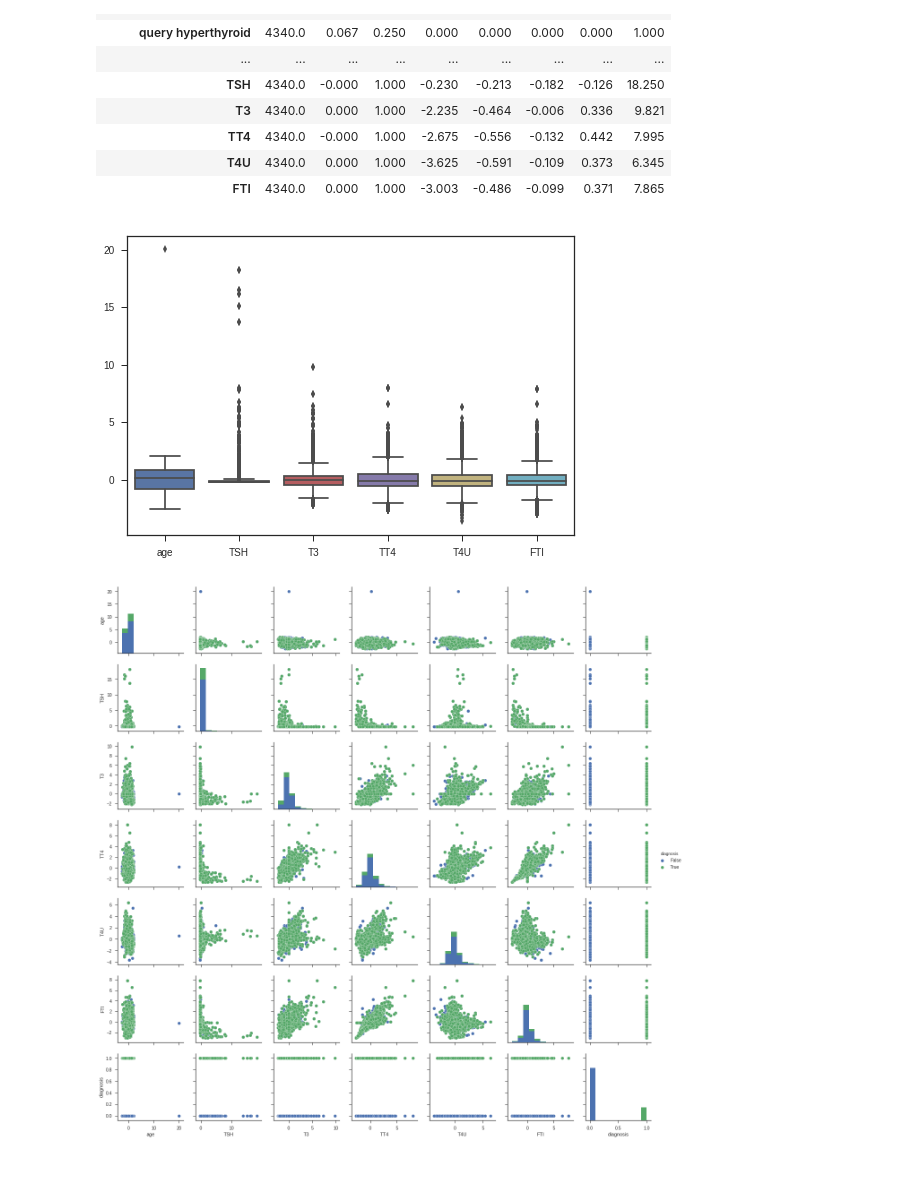
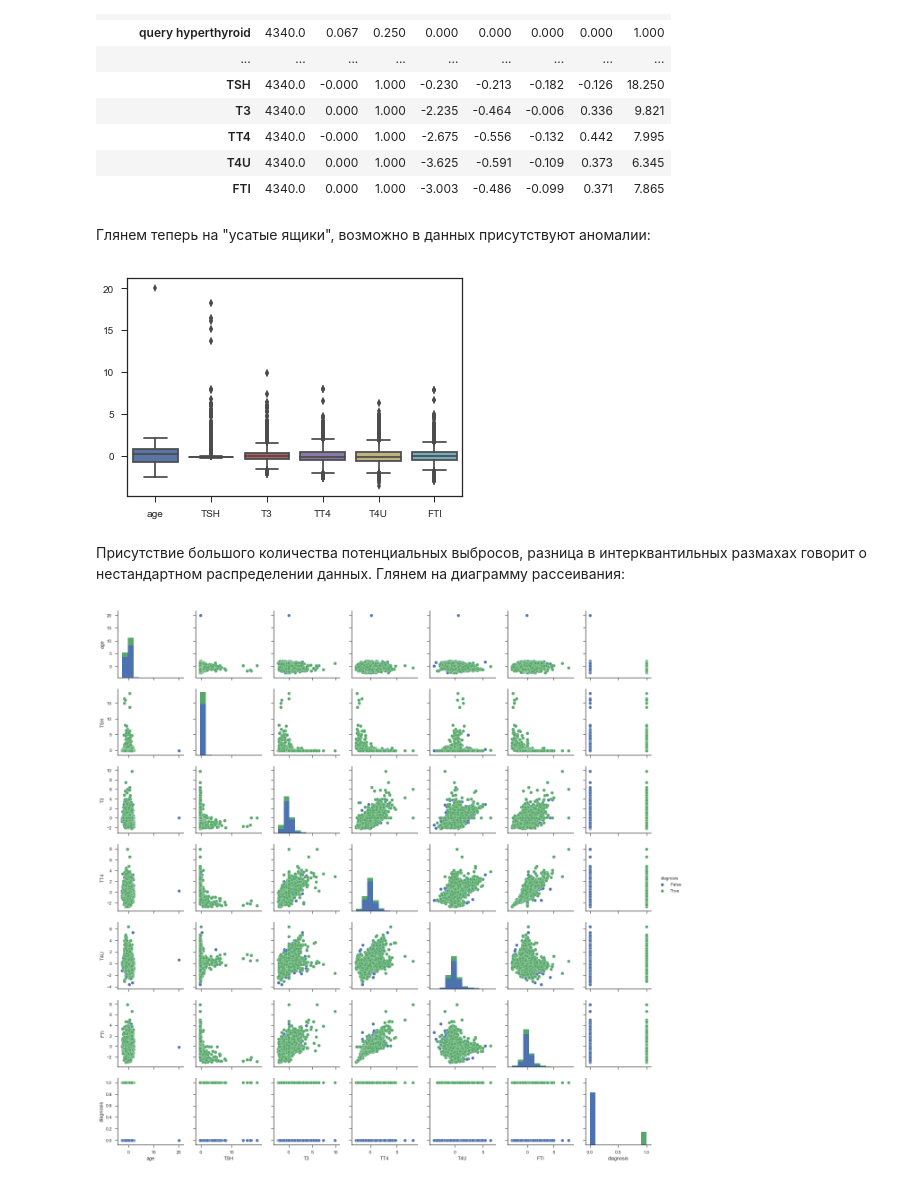
Before and after one commit to IooHooI/CLASSIFICATION_1, a Jupyter notebook: notebooks/SOLUTION.ipynb, the cells around one changed output. Drawn from its saved outputs; the diff is of its cells as text; code cells hidden in the pictures.

```diff
--- a/notebooks/SOLUTION.ipynb
+++ b/notebooks/SOLUTION.ipynb
@@ -568,12 +568,16 @@ X.describe().applymap(lambda x: round(x, 3)).transpose()
 | TT4 | 4340.0 | -0.000 | 1.000 | -2.675 | -0.556 | -0.132 | 0.442 | 7.995 |
 | T4U | 4340.0 | 0.000 | 1.000 | -3.625 | -0.591 | -0.109 | 0.373 | 6.345 |
 | FTI | 4340.0 | 0.000 | 1.000 | -3.003 | -0.486 | -0.099 | 0.371 | 7.865 |
+# %% [markdown]
+Глянем теперь на "усатые ящики", возможно в данных присутствуют аномалии:
 # %%
 X_part_to_normalize = X[columns_to_normalize]
-sns.boxplot(X_part_to_normalize)
+sns.boxplot(data=X_part_to_normalize)
 plt.show()
 # %% [output]
-[figure, old version]
+[figure, new version]
+# %% [markdown]
+Присутствие большого количества потенциальных выбросов, разница в интерквантильных размахах говорит о нестандартном распределении данных. Глянем на диаграмму рассеивания:
 # %%
 sns.pairplot(pd.concat([X_part_to_normalize, y], axis=1), hue='diagnosis')
 plt.show()
```
Also changed, not shown: parts of 22 cells of this notebook.
